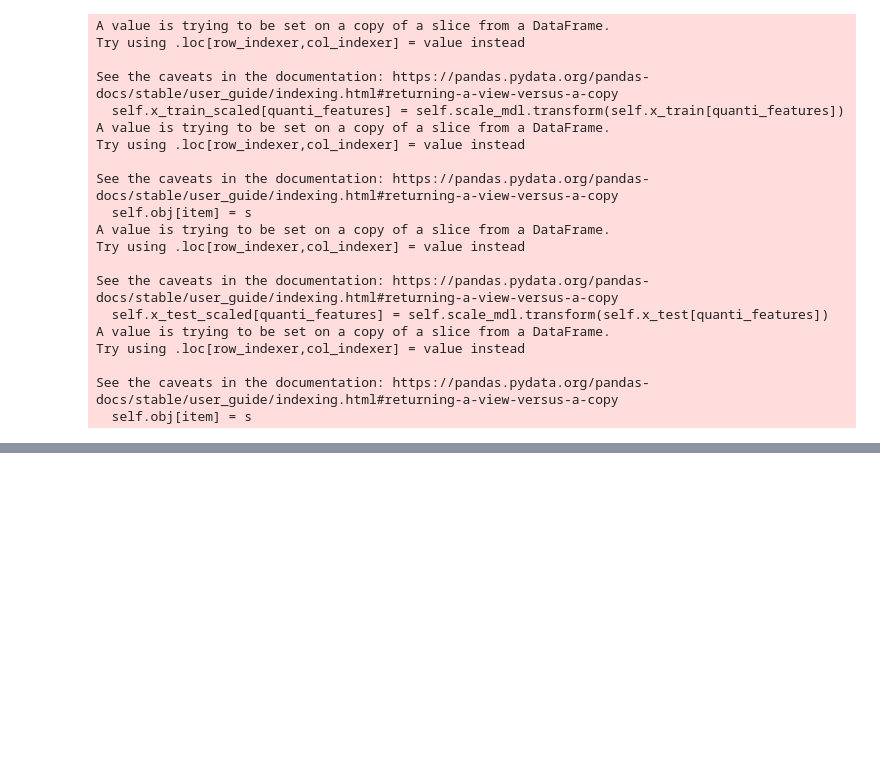
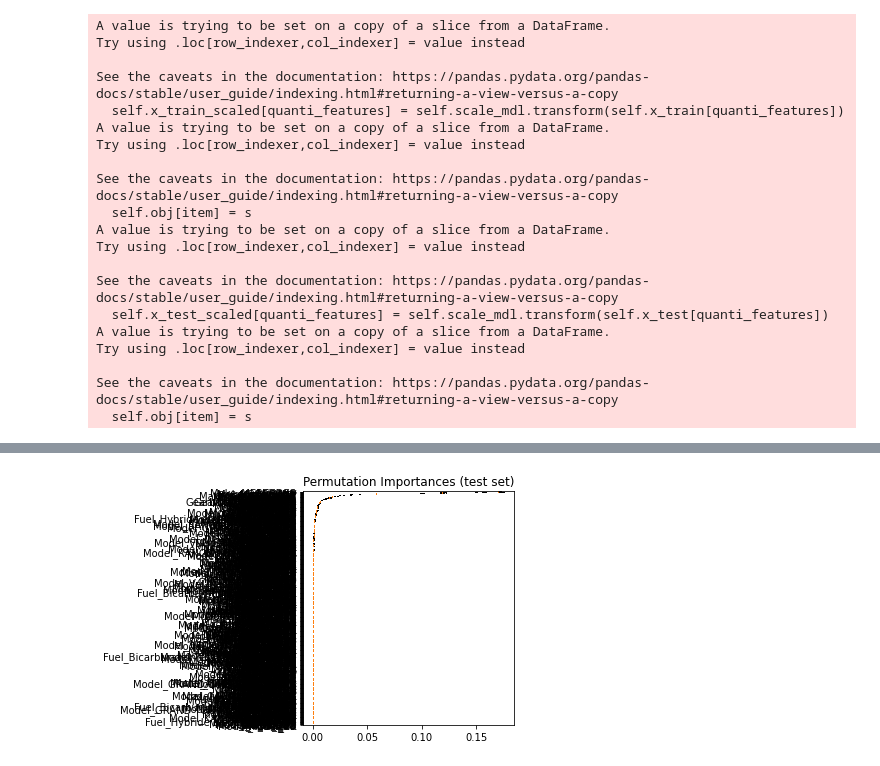
Before and after one commit to charlespv/car-price-prediction-ml, a Jupyter notebook: Runbook.ipynb, the cells around one changed output, grey strips where cells are left out. Cells and saved outputs as stored; diff of their text form; code cells hidden in the pictures; blank space fills up the shorter version.

```diff
--- a/Runbook.ipynb
+++ b/Runbook.ipynb
@@ -84,4 +82,8 @@ MAPE Power Transformed:  11.48144217081423
 # %%
 reg.export(reg_mdl_filename, std_mdl_filename, features_filename)
+# %%
+reg.permutation_importance()
+# %% [output]
+[figure, added]
 # %%
 #!streamlit run app.py
```
Also changed, not shown: parts of 6 cells of this notebook, 5 other files.
